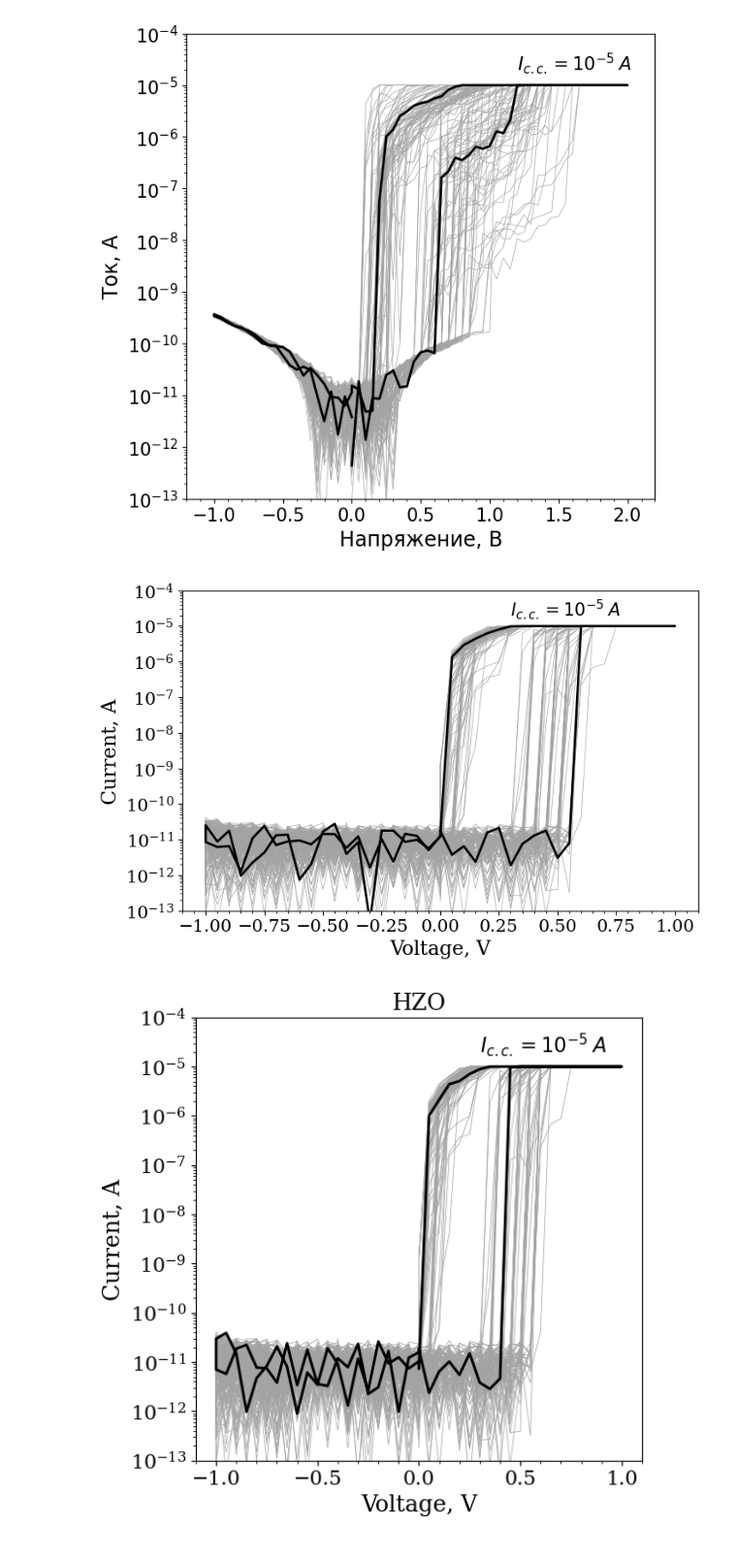
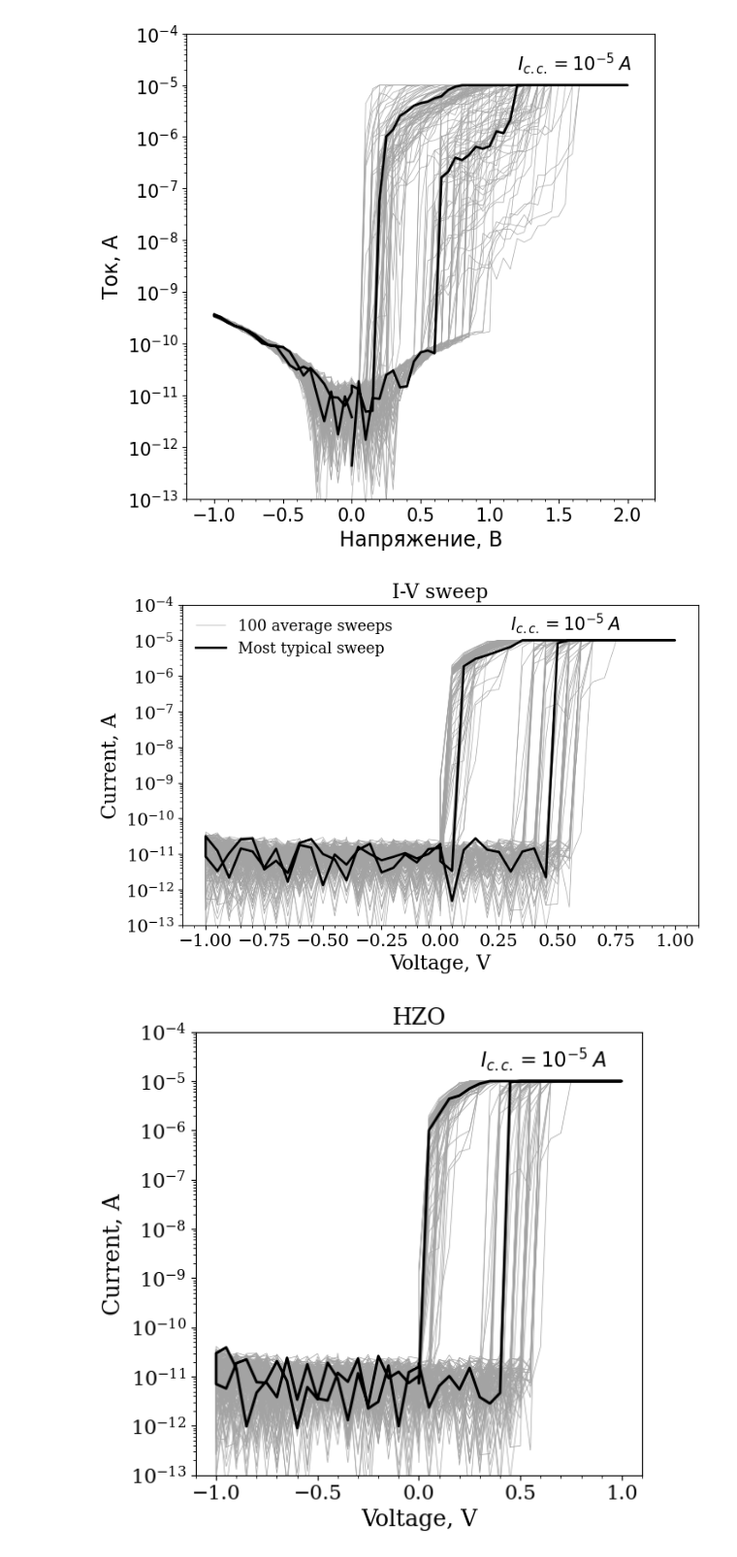
Before and after one commit to OneMoreGate/TiN-HZO_experimental, a Jupyter notebook: sample_6_preann_550_postann_350/main.ipynb, the cells around one changed output. Shown: that part at 97% size. Drawn from its saved outputs; the diff is of its cells as text; code cells hidden in the pictures.

```diff
--- a/sample_6_preann_550_postann_350/main.ipynb
+++ b/sample_6_preann_550_postann_350/main.ipynb
@@ -33,25 +33,27 @@ d_2.delete_measurs('E16-100', measur=[i for i in range(1131,1161)])
 # %%
 fig, ax = plt.subplots(figsize = [8,5])
 
 y_major = ticker.LogLocator(numticks = 20)
 y_minor = ticker.LogLocator(subs = np.arange(1.0, 10.0) * 0.1, numticks = 10)
 
-d_2.draw_multiple_lines('E16-100', ax, measurs=[i for i in range(400, 500)], linewidth = 0.5, color = '#a3a3a3')
-d_2.draw_single_line('E16-100', ax, 422, color = 'k', linewidth = 2)
+d_2.draw_multiple_lines('E16-100', ax, measurs=[i for i in range(400, 500)], linewidth = 0.5, color = '#a3a3a3', label = '100 average sweeps')
+d_2.draw_single_line('E16-100', ax, 450, color = 'k', linewidth = 2, label = 'Most typical sweep')
 ax.set(yscale='log', xlim=[-1.1, 1.1], ylim=[10**-(13), 10**-4])
 ax.xaxis.set_major_locator(ticker.MultipleLocator(0.25))
 ax.xaxis.set_minor_locator(ticker.MultipleLocator(0.05))
 ax.yaxis.set_major_locator(y_major)
 ax.yaxis.set_minor_locator(y_minor)
 ax.tick_params(labelsize=15)
 ax.set_ylabel('Current, А', size = 17)
 ax.set_xlabel('Voltage, V', size = 17)
 ax.text(0.3, 2 * 10 ** -5, r'$I_{c.c.} = 10^{-5} \;A$', size = 15)
+ax.set_title('I-V sweep', size = 17)
+ax.legend(frameon = False, fontsize = 13)
 #ax.set_title('HZO', size = 17, fontfamily = 'serif')
 
-plt.savefig('prepostann_PLD_typical.png', dpi = 300, bbox_inches = 'tight')
+#plt.savefig('prepostann_PLD_typical.png', dpi = 300, bbox_inches = 'tight')
 # %% [output]
-[figure, old version]
+[figure, new version]
 # %%
 fig, ax = plt.subplots(figsize = [6,6])
 
```
Also changed, not shown: 7 other files.
